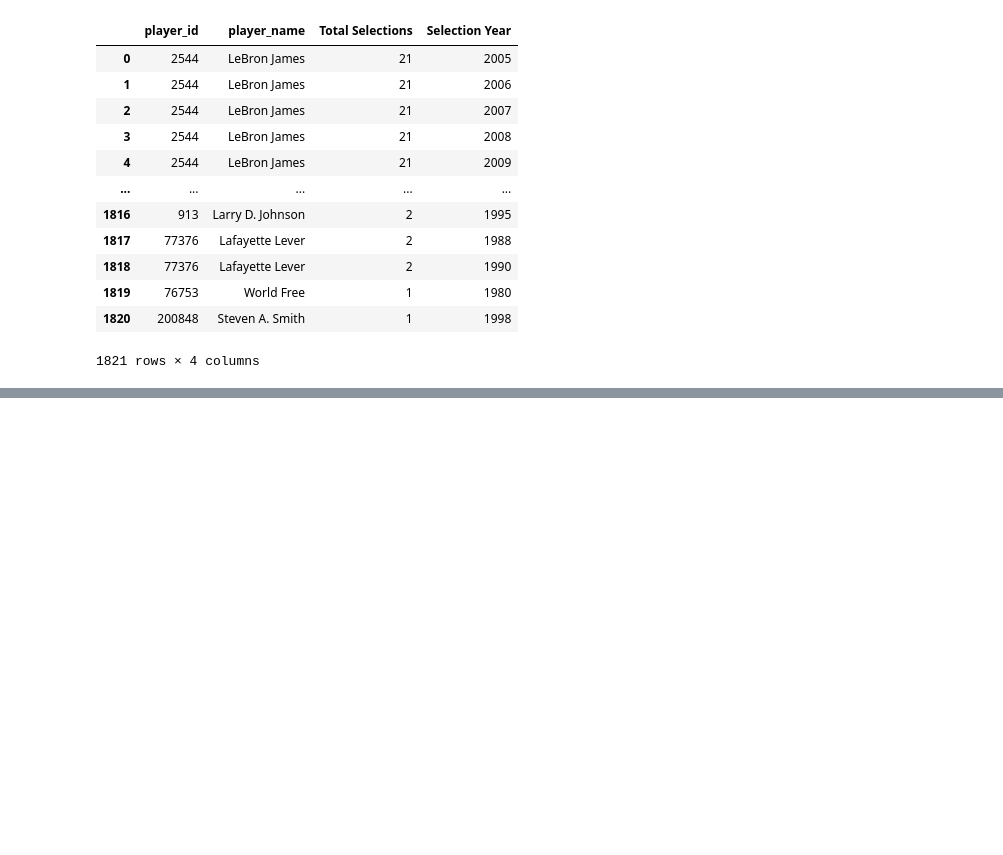
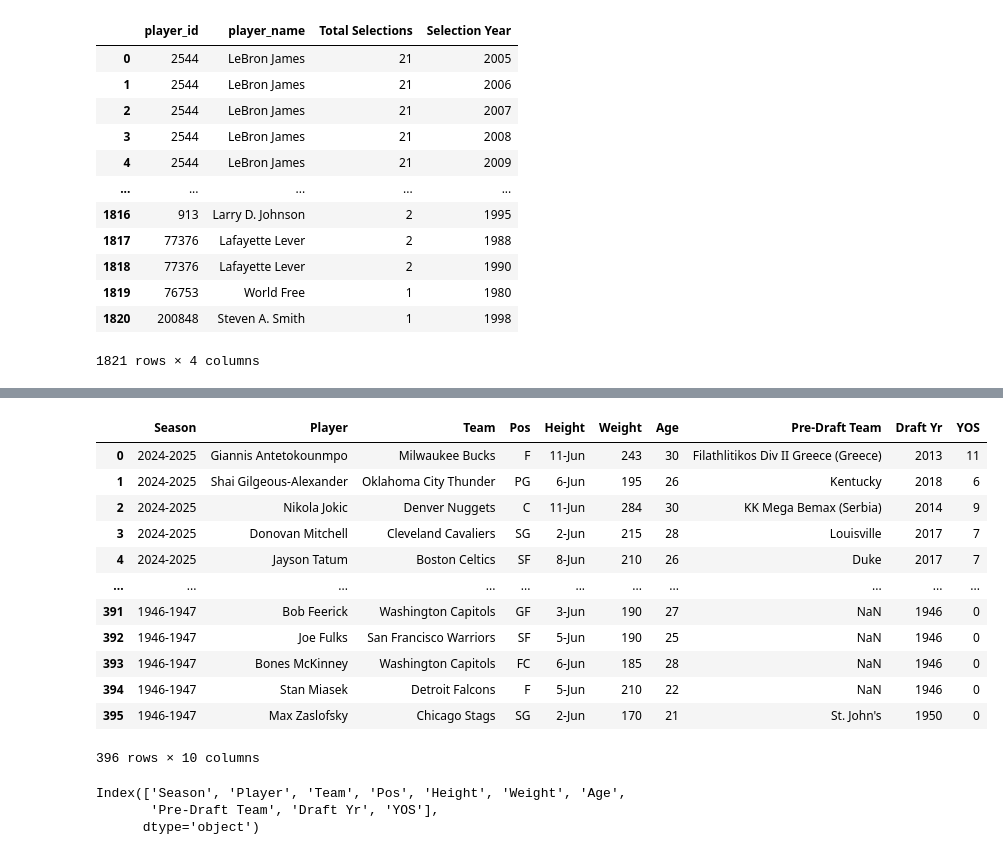
Before and after one commit to dejiandrew/nba-award-predictor, a Jupyter notebook: notebooks/create_features.ipynb, the cells around one changed output, grey strips where cells are left out. Cells and saved outputs as stored; diff of their text form; code cells hidden in the pictures; blank space fills up the shorter version.

```diff
--- a/notebooks/create_features.ipynb
+++ b/notebooks/create_features.ipynb
@@ -576,0 +647,23 @@ output_df
+# %%
+all_nba_first_team_df = pd.read_csv('all-nba-first-team.csv')
+all_nba_first_team_df
+# %% [output]
+|  | Season | Player | Team | Pos | Height | Weight | Age | Pre-Draft Team | Draft Yr | YOS |
+| 0 | 2024-2025 | Giannis Antetokounmpo | Milwaukee Bucks | F | 11-Jun | 243 | 30 | Filathlitikos Div II Greece (Greece) | 2013 | 11 |
+| 1 | 2024-2025 | Shai Gilgeous-Alexander | Oklahoma City Thunder | PG | 6-Jun | 195 | 26 | Kentucky | 2018 | 6 |
+| 2 | 2024-2025 | Nikola Jokic | Denver Nuggets | C | 11-Jun | 284 | 30 | KK Mega Bemax (Serbia) | 2014 | 9 |
+| 3 | 2024-2025 | Donovan Mitchell | Cleveland Cavaliers | SG | 2-Jun | 215 | 28 | Louisville | 2017 | 7 |
+| 4 | 2024-2025 | Jayson Tatum | Boston Celtics | SF | 8-Jun | 210 | 26 | Duke | 2017 | 7 |
+| ... | ... | ... | ... | ... | ... | ... | ... | ... | ... | ... |
+| 391 | 1946-1947 | Bob Feerick | Washington Capitols | GF | 3-Jun | 190 | 27 | NaN | 1946 | 0 |
+| 392 | 1946-1947 | Joe Fulks | San Francisco Warriors | SF | 5-Jun | 190 | 25 | NaN | 1946 | 0 |
+| 393 | 1946-1947 | Bones McKinney | Washington Capitols | FC | 6-Jun | 185 | 28 | NaN | 1946 | 0 |
+| 394 | 1946-1947 | Stan Miasek | Detroit Falcons | F | 5-Jun | 210 | 22 | NaN | 1946 | 0 |
+| 395 | 1946-1947 | Max Zaslofsky | Chicago Stags | SG | 2-Jun | 170 | 21 | St. John's | 1950 | 0 |
+396 rows × 10 columns
+# %%
+all_nba_first_team_df.columns
+# %% [output]
+Index(['Season', 'Player', 'Team', 'Pos', 'Height', 'Weight', 'Age',
+       'Pre-Draft Team', 'Draft Yr', 'YOS'],
+      dtype='object')
```
Also changed, not shown: parts of 19 cells of this notebook.
